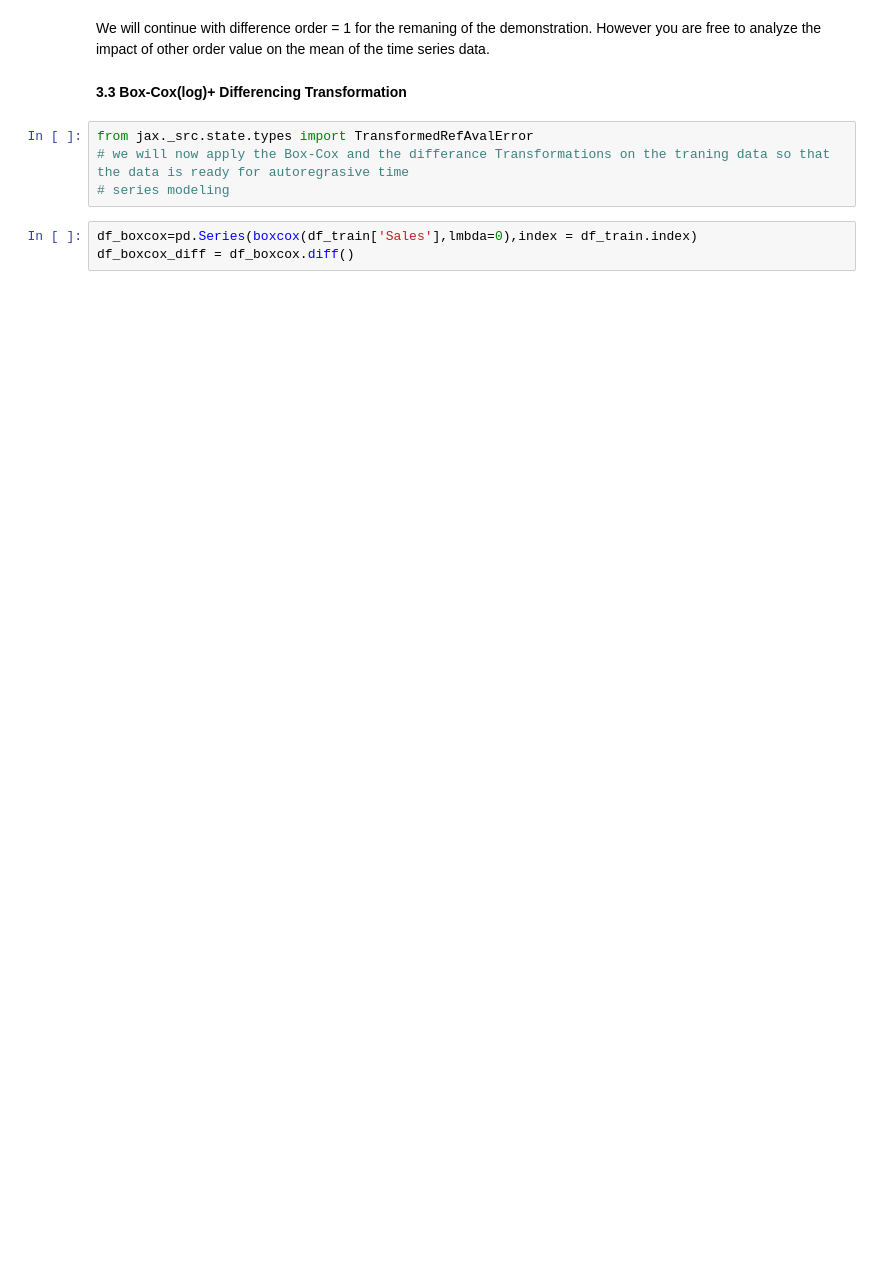
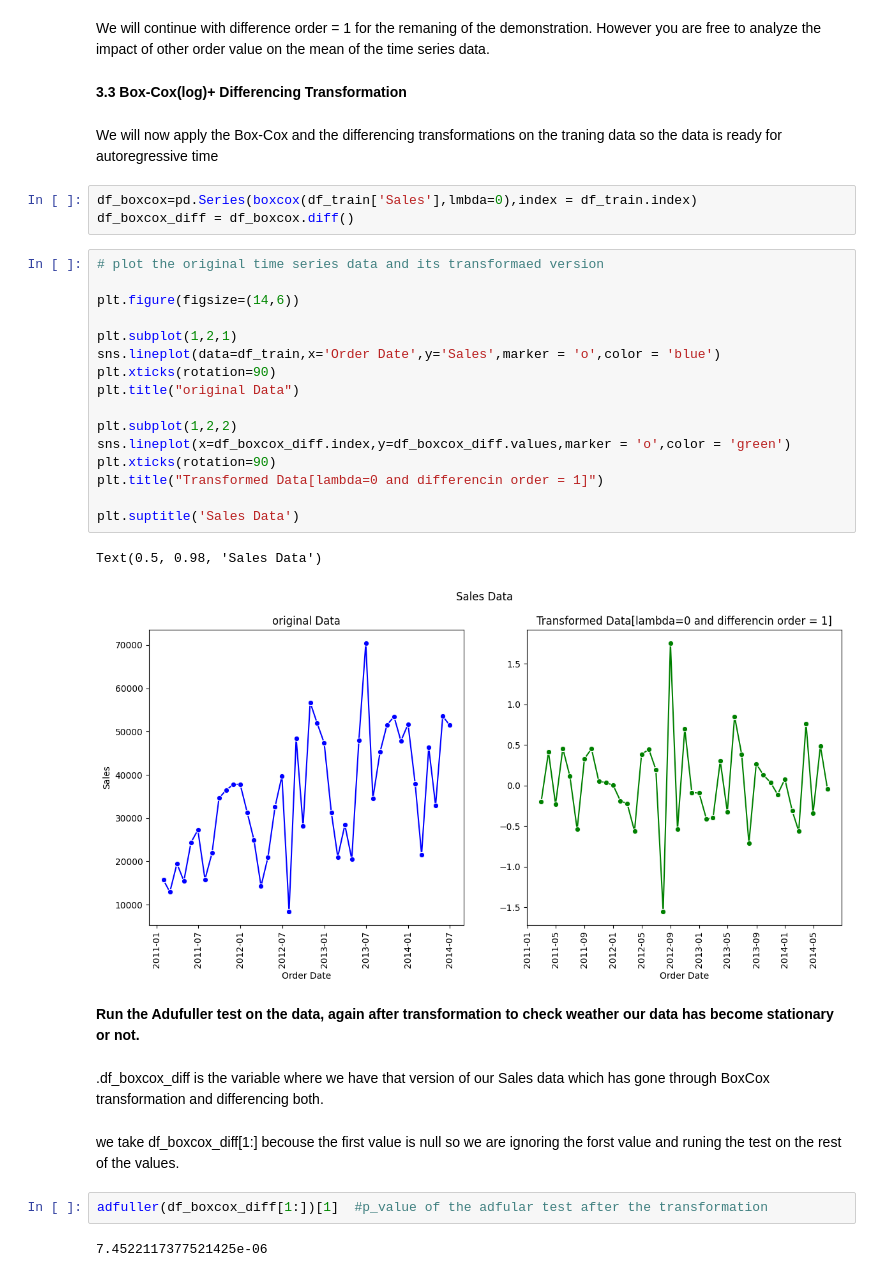
Before and after one commit to sk-shahsi/ML_Model, a Jupyter notebook: Time_series.ipynb, the cells around one changed output. Saved outputs shown, nothing was run; the diff lists cells and outputs as text; blank space fills up the shorter version.

```diff
--- a/Time_series.ipynb
+++ b/Time_series.ipynb
@@ -376,10 +376,37 @@ ValueError: array length 41 does not match index length 42
 We will continue with difference order = 1 for the remaning of the demonstration. However you are free to analyze the impact of other order value on the mean of the time series data.
 # %% [markdown]
 **3.3 Box-Cox(log)+ Differencing Transformation**
-# %%
-from jax._src.state.types import TransformedRefAvalError
-# we will now apply the Box-Cox and the differance Transformations on the traning data so that the data is ready for autoregrasive time
-# series modeling
+# %% [markdown]
+We will now apply the Box-Cox and the differencing transformations on the traning data so the data is ready for autoregressive time
 # %%
 df_boxcox=pd.Series(boxcox(df_train['Sales'],lmbda=0),index = df_train.index)
 df_boxcox_diff = df_boxcox.diff()
+# %%
+# plot the original time series data and its transformaed version
+
+plt.figure(figsize=(14,6))
+
+plt.subplot(1,2,1)
+sns.lineplot(data=df_train,x='Order Date',y='Sales',marker = 'o',color = 'blue')
+plt.xticks(rotation=90)
+plt.title("original Data")
+
+plt.subplot(1,2,2)
+sns.lineplot(x=df_boxcox_diff.index,y=df_boxcox_diff.values,marker = 'o',color = 'green')
+plt.xticks(rotation=90)
+plt.title("Transformed Data[lambda=0 and differencin order = 1]")
+
+plt.suptitle('Sales Data')
+# %% [output]
+Text(0.5, 0.98, 'Sales Data')
+[figure, added]
+# %% [markdown]
+**Run the Adufuller test on the data, again after transformation to check weather our data has become stationary or not.**
+# %% [markdown]
+   .df_boxcox_diff is the variable where we have that version of our Sales data which has gone through BoxCox transformation and differencing both.
+# %% [markdown]
+we take df_boxcox_diff[1:] becouse the first value is null so we are ignoring the forst value and runing the test on the rest of the values.
+# %%
+adfuller(df_boxcox_diff[1:])[1]  #p_value of the adfular test after the transformation
+# %% [output]
+7.4522117377521425e-06
```
Also changed, not shown: parts of 23 cells of this notebook.
